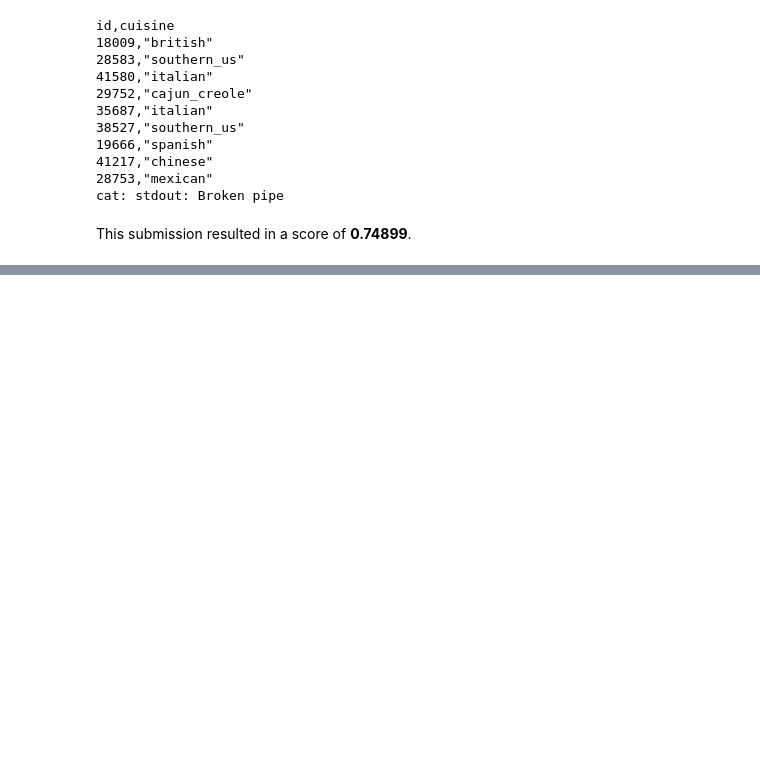
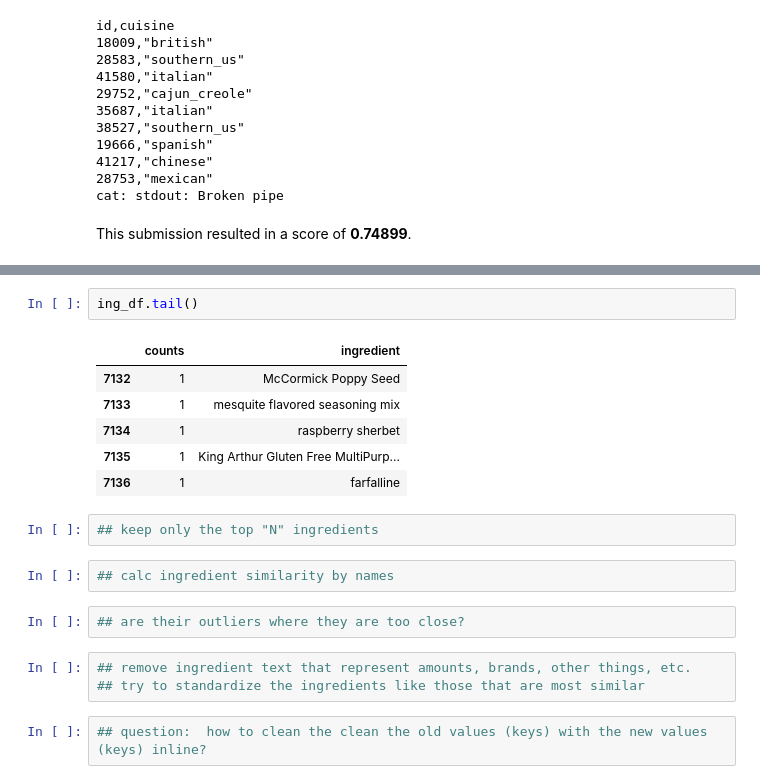
Before and after one commit to Btibert3/kaggle-yummly, a Jupyter notebook: python/Predict Dish Cuisine.ipynb, the cells around one changed output, grey strips where cells are left out. Drawn from its saved outputs; the diff is of its cells as text; blank space fills up the shorter version.

```diff
--- a/python/Predict Dish Cuisine.ipynb
+++ b/python/Predict Dish Cuisine.ipynb
@@ -212,0 +303,20 @@ This submission resulted in a score of __0.74899__.
+# %%
+ing_df.tail()
+# %% [output]
+|  | counts | ingredient |
+| 7132 | 1 | McCormick Poppy Seed |
+| 7133 | 1 | mesquite flavored seasoning mix |
+| 7134 | 1 | raspberry sherbet |
+| 7135 | 1 | King Arthur Gluten Free MultiPurp... |
+| 7136 | 1 | farfalline |
+# %%
+## keep only the top "N" ingredients
+# %%
+## calc ingredient similarity by names
+# %%
+## are their outliers where they are too close?
+# %%
+## remove ingredient text that represent amounts, brands, other things, etc.
+## try to standardize the ingredients like those that are most similar
+# %%
+## question:  how to clean the clean the old values (keys) with the new values (keys) inline?
```
Also changed, not shown: parts of 11 cells of this notebook, 1 other file.
